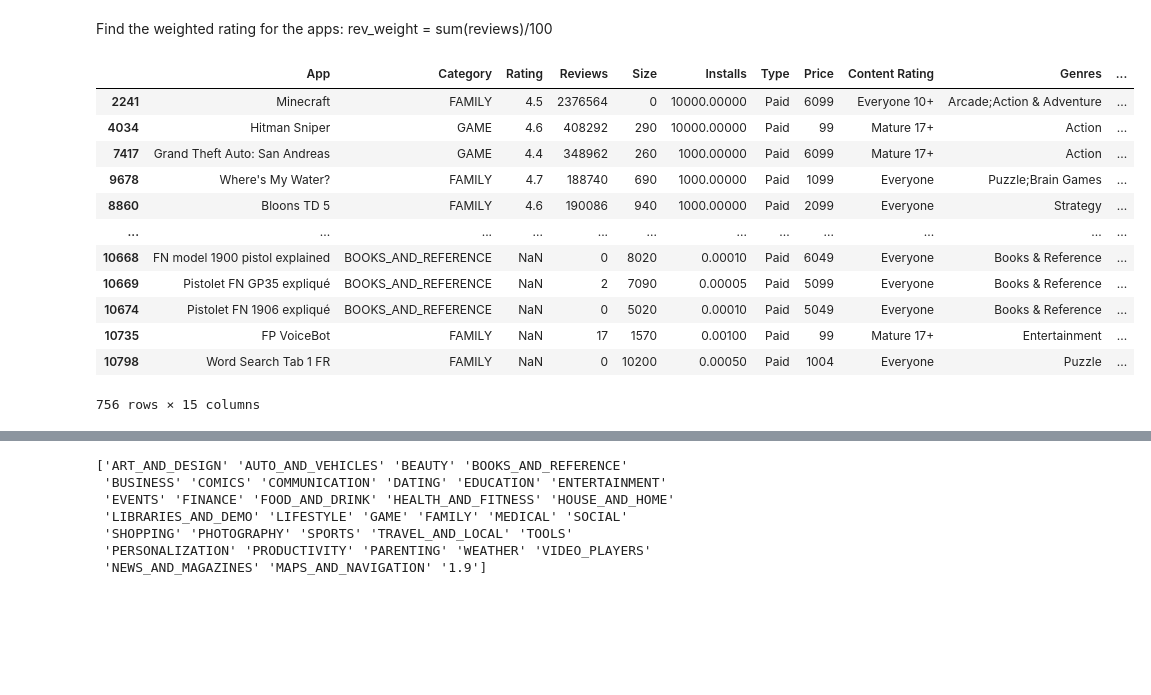
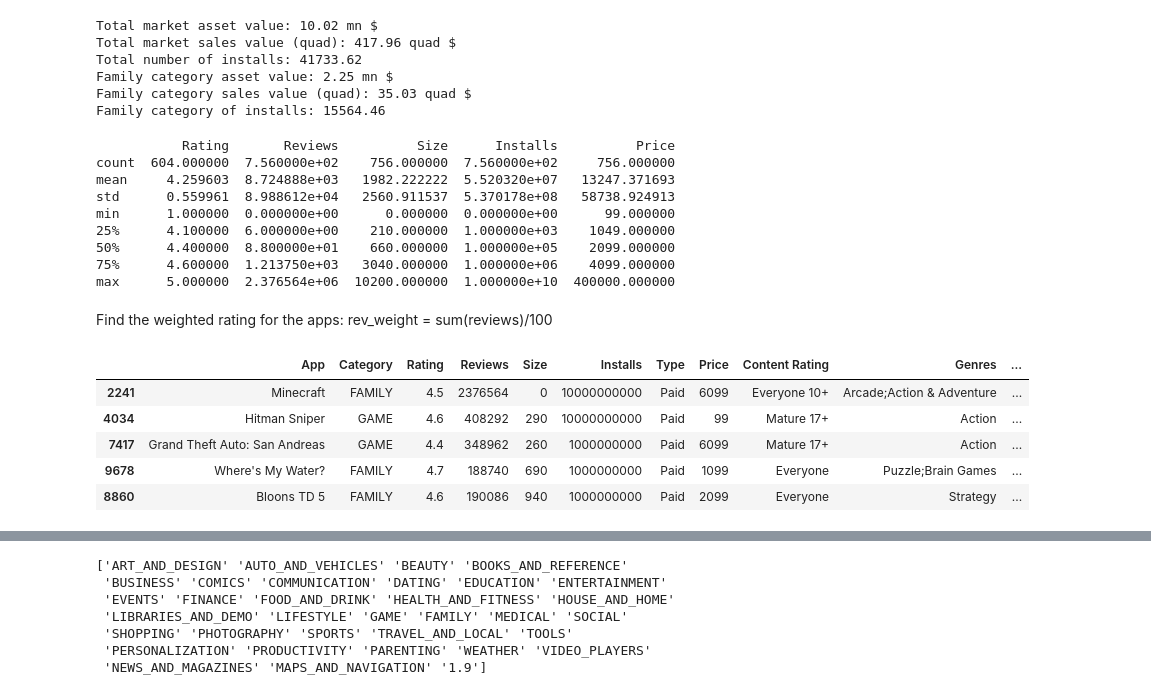
Before and after one commit to Rodauv/google_playstore_stats, a Jupyter notebook: my_mobapp_studio.ipynb, the cells around one changed output, grey strips where cells are left out. Cells and saved outputs as stored; diff of their text form; code cells hidden in the pictures; blank space fills up the shorter version.

```diff
--- a/my_mobapp_studio.ipynb
+++ b/my_mobapp_studio.ipynb
@@ -8,9 +19,11 @@ import numpy as np
 # %%
+#load_dataset()
+
 def load_dataset(dataset):
-    dataset = pd.read_csv("googleplaystore.csv",index_col=None)
+    dataset = pd.read_csv("googleplaystore.csv",index_col=None,names=["App","Category","Rating","Reviews","Size","Installs","Type","Price","Content_Rating","Genres","Last_Updated","Current_Version","Android_Version"])
     return dataset
 
 source = "googleplaystore.csv"
-dataset = load_dataset(source)
-dataset.head(5)
+raw_dataset = load_dataset(source)
+raw_dataset.head(5)
 # %% [output]
@@ -39,6 +91,8 @@ max      19.000000
 # %%
 #clean the dataset for assessment: corelations - leaving only int in the dataframe
 #keep: Rating, Reviews, Size, Installs, Price
+#clean_dataset
+
 def clean_dataset(dataset):
     #dataset_clean = dataset.loc[:,('Rating','Reviews','Size','Installs','Price')]
     dataset_clean = dataset
@@ -47,13 +101,13 @@ def clean_dataset(dataset):
     dataset_clean['Reviews'] = dataset_clean['Reviews'].replace({'\D+':'0'},regex=True)
     dataset_clean['Price'] = dataset_clean['Price'].replace({'\D+':'0'},regex=True)
     dataset_clean = dataset_clean.astype({'Reviews':'int','Size':'int','Installs':'int64','Price':'int'})
-    dataset_clean['Installs'] = dataset_clean['Installs']/1_000_000
+    dataset_clean['Installs'] = dataset_clean['Installs']
     dataset_clean = dataset_clean.query("Price > 0")
     dataset_clean = dataset_clean.drop_duplicates(subset=['App'])
     print(dataset_clean.dtypes)
     return dataset_clean
 
-dataset_clean = clean_dataset(dataset)
+dataset_clean = clean_dataset(raw_dataset)
 # %% [output]
 App                object
 Category           object
@@ -84,29 +126,58 @@ dataset_clean.describe()
+# %%
+#sum total market size, by price,
+def size_of_market(dataset_clean):
+    print(f"Total market asset value: {(dataset_clean['Price'].sum()/1_000_000):0.2f} mn $")
+    print(f"Total market sales value (quad): {(dataset_clean['Price'].sum()*dataset_clean['Installs'].sum()/1_000_000_000_000_000):0.2f} quad $")
+    print(f"Total number of installs: {(dataset_clean['Installs'].sum()/1_000_000):0.2f}")
+    dataset_clean_fam = dataset_clean.query("Category == 'FAMILY'")
+    print(f"Family category asset value: {(dataset_clean_fam['Price'].sum()/1_000_000):0.2f} mn $")
+    print(f"Family category sales value (quad): {(dataset_clean_fam['Price'].sum()*dataset_clean_fam['Installs'].sum()/1_000_000_000_000_000):0.2f} quad $")
+    print(f"Family category of installs: {(dataset_clean_fam['Installs'].sum()/1_000_000):0.2f}")
+
+
+size_of_market(dataset_clean)
+# %% [output]
+Total market asset value: 10.02 mn $
+Total market sales value (quad): 417.96 quad $
+Total number of installs: 41733.62
+Family category asset value: 2.25 mn $
+Family category sales value (quad): 35.03 quad $
+Family category of installs: 15564.46
+# %%
+def print_summarize_dataset(dataset_clean):
+    print(dataset_clean.describe())
+
+print_summarize_dataset(dataset_clean)
+# %% [output]
+           Rating       Reviews          Size      Installs          Price
+count  604.000000  7.560000e+02    756.000000  7.560000e+02     756.000000
+mean     4.259603  8.724888e+03   1982.222222  5.520320e+07   13247.371693
+std      0.559961  8.988612e+04   2560.911537  5.370178e+08   58738.924913
+min      1.000000  0.000000e+00      0.000000  0.000000e+00      99.000000
+25%      4.100000  6.000000e+00    210.000000  1.000000e+03    1049.000000
+50%      4.400000  8.800000e+01    660.000000  1.000000e+05    2099.000000
+75%      4.600000  1.213750e+03   3040.000000  1.000000e+06    4099.000000
+max      5.000000  2.376564e+06  10200.000000  1.000000e+10  400000.000000
 # %% [markdown]
 Find the weighted rating for the apps:
 rev_weight = sum(reviews)/100
 # %%
 #calculating a ratings & review index using the bayesian-average
 
 def bayesian_avg(dataset_clean):
     tot_weight = sum(dataset_clean['Reviews'])/100
     dataset_clean['rev_weight'] = dataset_clean['Reviews']/tot_weight
     dataset_clean['weighted_rate'] = dataset_clean['rev_weight']*dataset_clean['Rating']
     return dataset_clean.sort_values(['weighted_rate'],ascending=False)
 
-bayesian_avg(dataset_clean)
+rate_rev_dataset = bayesian_avg(dataset_clean)
+rate_rev_dataset.head(5)
 # %% [output]
 |  | App | Category | Rating | Reviews | Size | Installs | Type | Price | Content Rating | Genres | ... |
-| 2241 | Minecraft | FAMILY | 4.5 | 2376564 | 0 | 10000.00000 | Paid | 6099 | Everyone 10+ | Arcade;Action & Adventure | ... |
-| 4034 | Hitman Sniper | GAME | 4.6 | 408292 | 290 | 10000.00000 | Paid | 99 | Mature 17+ | Action | ... |
-| 7417 | Grand Theft Auto: San Andreas | GAME | 4.4 | 348962 | 260 | 1000.00000 | Paid | 6099 | Mature 17+ | Action | ... |
-| 9678 | Where's My Water? | FAMILY | 4.7 | 188740 | 690 | 1000.00000 | Paid | 1099 | Everyone | Puzzle;Brain Games | ... |
-| 8860 | Bloons TD 5 | FAMILY | 4.6 | 190086 | 940 | 1000.00000 | Paid | 2099 | Everyone | Strategy | ... |
-| ... | ... | ... | ... | ... | ... | ... | ... | ... | ... | ... | ... |
-| 10668 | FN model 1900 pistol explained | BOOKS_AND_REFERENCE | NaN | 0 | 8020 | 0.00010 | Paid | 6049 | Everyone | Books & Reference | ... |
-| 10669 | Pistolet FN GP35 expliqué | BOOKS_AND_REFERENCE | NaN | 2 | 7090 | 0.00005 | Paid | 5099 | Everyone | Books & Reference | ... |
-| 10674 | Pistolet FN 1906 expliqué | BOOKS_AND_REFERENCE | NaN | 0 | 5020 | 0.00010 | Paid | 5049 | Everyone | Books & Reference | ... |
-| 10735 | FP VoiceBot | FAMILY | NaN | 17 | 1570 | 0.00100 | Paid | 99 | Mature 17+ | Entertainment | ... |
-| 10798 | Word Search Tab 1 FR | FAMILY | NaN | 0 | 10200 | 0.00050 | Paid | 1004 | Everyone | Puzzle | ... |
+| 2241 | Minecraft | FAMILY | 4.5 | 2376564 | 0 | 10000000000 | Paid | 6099 | Everyone 10+ | Arcade;Action & Adventure | ... |
+| 4034 | Hitman Sniper | GAME | 4.6 | 408292 | 290 | 10000000000 | Paid | 99 | Mature 17+ | Action | ... |
+| 7417 | Grand Theft Auto: San Andreas | GAME | 4.4 | 348962 | 260 | 1000000000 | Paid | 6099 | Mature 17+ | Action | ... |
+| 9678 | Where's My Water? | FAMILY | 4.7 | 188740 | 690 | 1000000000 | Paid | 1099 | Everyone | Puzzle;Brain Games | ... |
+| 8860 | Bloons TD 5 | FAMILY | 4.6 | 190086 | 940 | 1000000000 | Paid | 2099 | Everyone | Strategy | ... |
-756 rows × 15 columns
 # %%
 #Calculate averages: installs / reviews;
```
Also changed, not shown: parts of 20 cells of this notebook.
